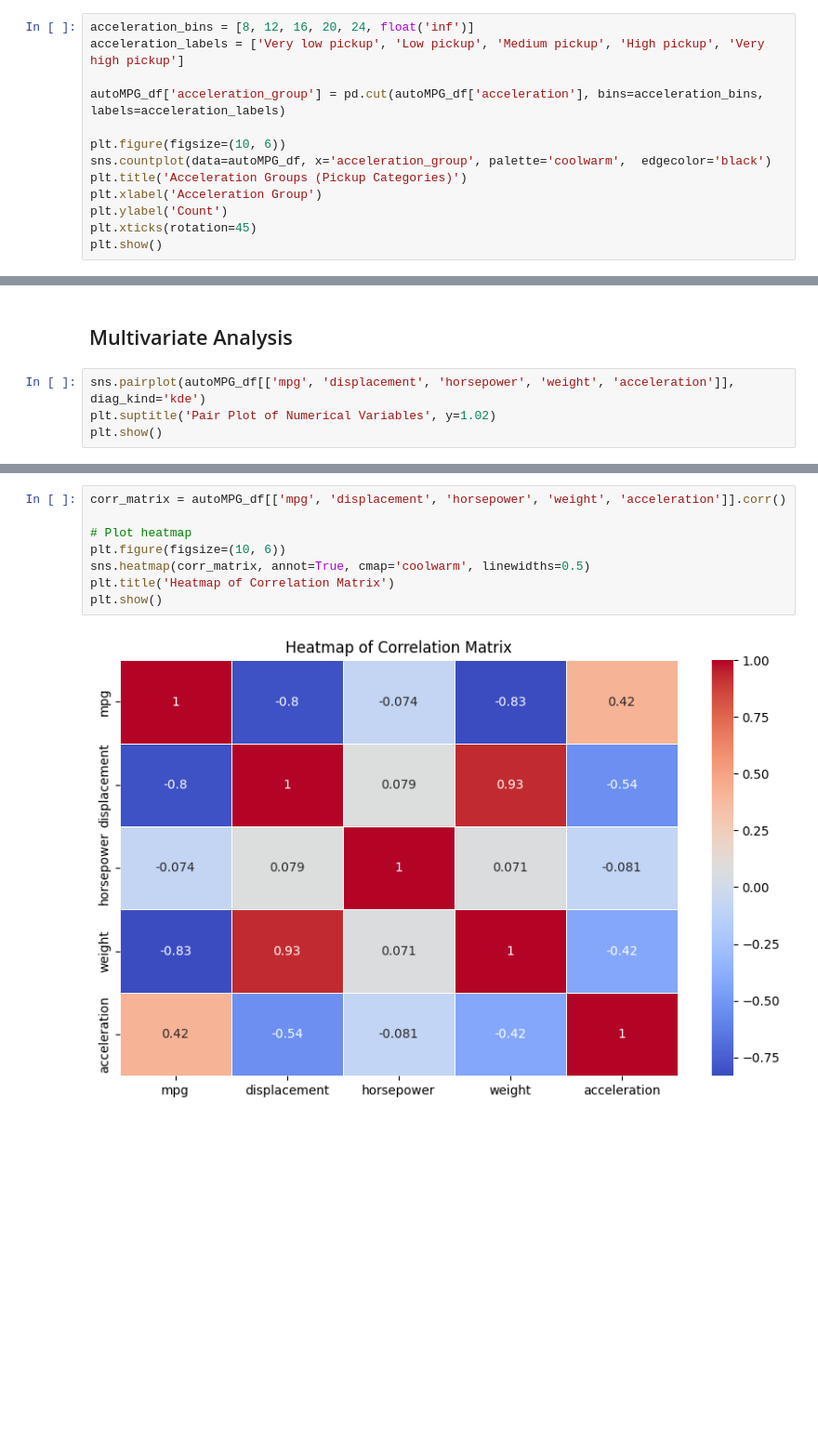
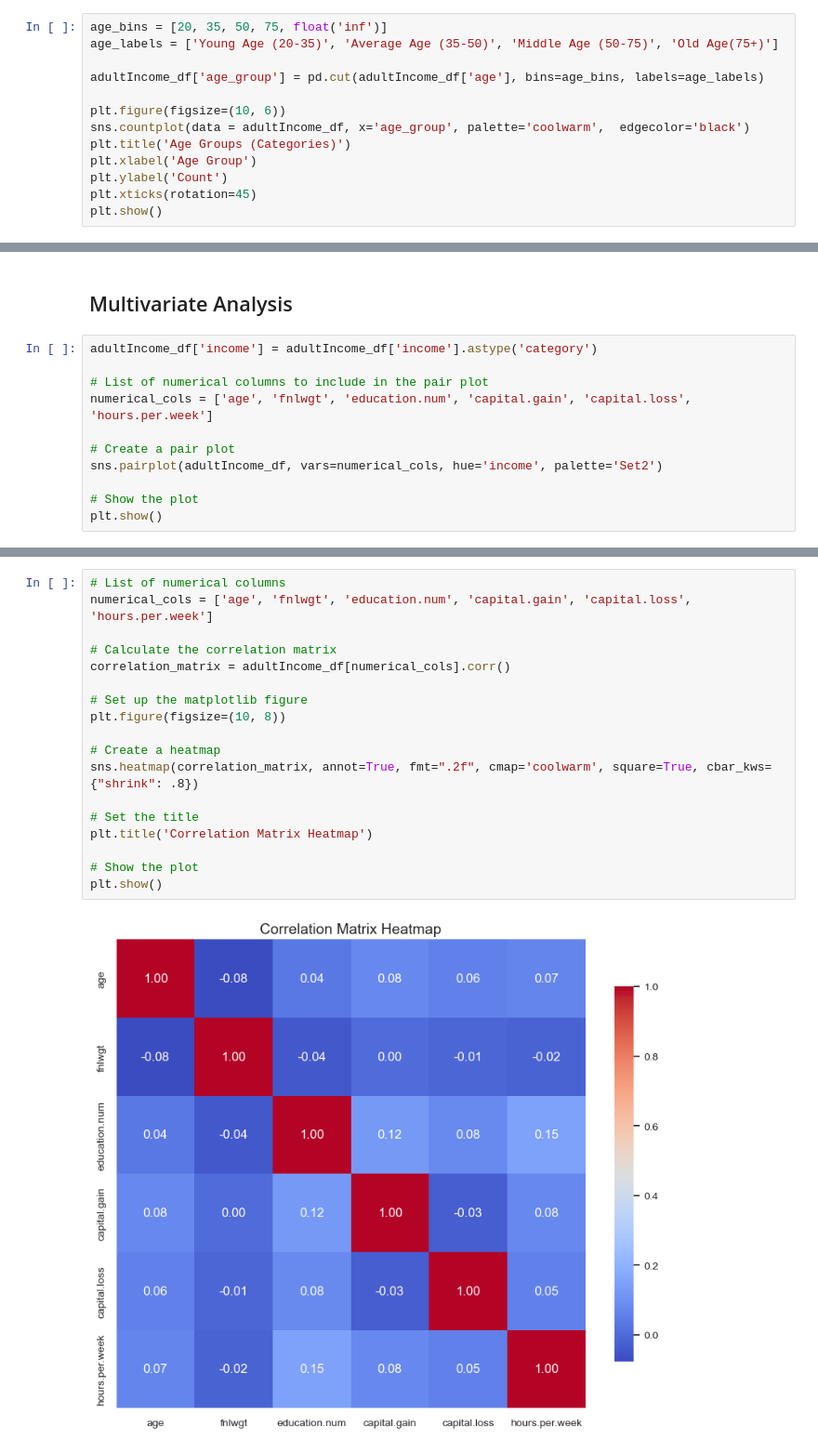
Before and after one commit to priyam-itobuz/Exploratory-Data-Analysis, a Jupyter notebook: eda/notebooks/Adult_Income.ipynb, the cells around one changed output, grey strips where cells are left out. Shown at 93% size. Drawn from its saved outputs; the diff is of its cells as text; blank space fills up the shorter version.

```diff
--- a/eda/notebooks/Adult_Income.ipynb
+++ b/eda/notebooks/Adult_Income.ipynb
@@ -243,15 +324,15 @@ plt.show()
 # %% [markdown]
 ## Variable Binning or Bucketing
 # %%
-acceleration_bins = [8, 12, 16, 20, 24, float('inf')]
-acceleration_labels = ['Very low pickup', 'Low pickup', 'Medium pickup', 'High pickup', 'Very high pickup']
+age_bins = [20, 35, 50, 75, float('inf')]
+age_labels = ['Young Age (20-35)', 'Average Age (35-50)', 'Middle Age (50-75)', 'Old Age(75+)']
 
-autoMPG_df['acceleration_group'] = pd.cut(autoMPG_df['acceleration'], bins=acceleration_bins, labels=acceleration_labels)
+adultIncome_df['age_group'] = pd.cut(adultIncome_df['age'], bins=age_bins, labels=age_labels)
 
 plt.figure(figsize=(10, 6))
-sns.countplot(data=autoMPG_df, x='acceleration_group', palette='coolwarm',  edgecolor='black')
-plt.title('Acceleration Groups (Pickup Categories)')
-plt.xlabel('Acceleration Group')
+sns.countplot(data = adultIncome_df, x='age_group', palette='coolwarm',  edgecolor='black')
+plt.title('Age Groups (Categories)')
+plt.xlabel('Age Group')
 plt.ylabel('Count')
 plt.xticks(rotation=45)
 plt.show()
@@ -460,7 +493,14 @@ The choice of columns for each statistical test depends on the type of data invo
 # %% [markdown]
 ## Multivariate Analysis
 # %%
-sns.pairplot(autoMPG_df[['mpg', 'displacement', 'horsepower', 'weight', 'acceleration']], diag_kind='kde')
-plt.suptitle('Pair Plot of Numerical Variables', y=1.02)
+adultIncome_df['income'] = adultIncome_df['income'].astype('category')
+
+# List of numerical columns to include in the pair plot
+numerical_cols = ['age', 'fnlwgt', 'education.num', 'capital.gain', 'capital.loss', 'hours.per.week']
+
+# Create a pair plot
+sns.pairplot(adultIncome_df, vars=numerical_cols, hue='income', palette='Set2')
+
+# Show the plot
 plt.show()
 # %% [output]
@@ -476,11 +536,21 @@ The distribution of the variables also highlights that most vehicles in the data
 # %%
-corr_matrix = autoMPG_df[['mpg', 'displacement', 'horsepower', 'weight', 'acceleration']].corr()
+# List of numerical columns
+numerical_cols = ['age', 'fnlwgt', 'education.num', 'capital.gain', 'capital.loss', 'hours.per.week']
 
-# Plot heatmap
-plt.figure(figsize=(10, 6))
-sns.heatmap(corr_matrix, annot=True, cmap='coolwarm', linewidths=0.5)
-plt.title('Heatmap of Correlation Matrix')
+# Calculate the correlation matrix
+correlation_matrix = adultIncome_df[numerical_cols].corr()
+
+# Set up the matplotlib figure
+plt.figure(figsize=(10, 8))
+
+# Create a heatmap
+sns.heatmap(correlation_matrix, annot=True, fmt=".2f", cmap='coolwarm', square=True, cbar_kws={"shrink": .8})
+
+# Set the title
+plt.title('Correlation Matrix Heatmap')
+
+# Show the plot
 plt.show()
 # %% [output]
-[figure, old version]
+[figure, new version]
 # %% [markdown]
```
Also changed, not shown: parts of 63 cells of this notebook, 5 other files.
